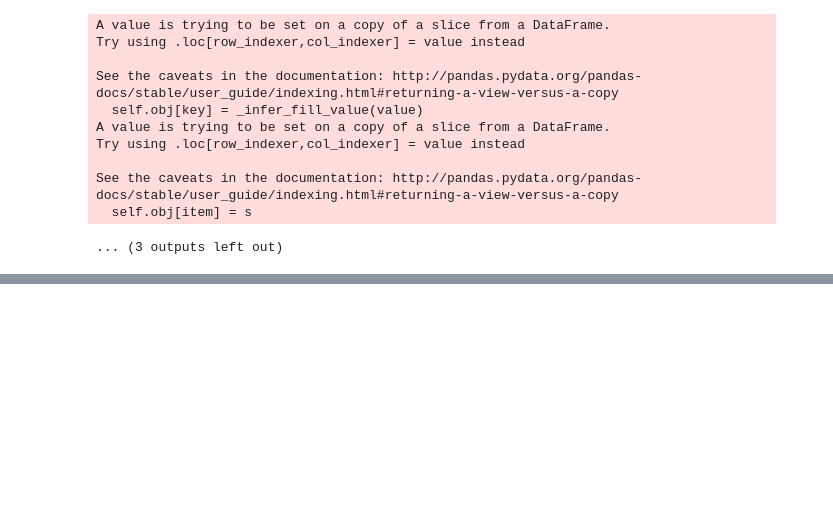
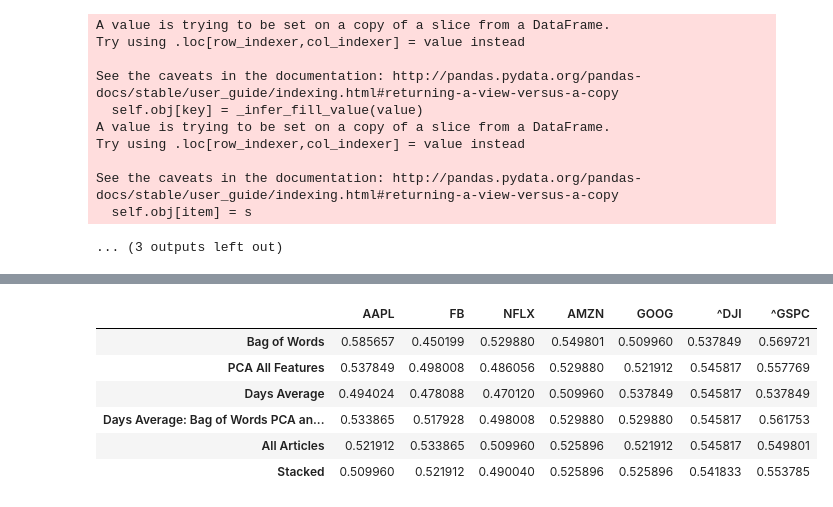
Before and after one commit to AbbyB/orie4741, a Jupyter notebook: Final Project/News Models.ipynb, the cells around one changed output, grey strips where cells are left out. Saved outputs shown, nothing was run; the diff lists cells and outputs as text; code cells hidden in the pictures; blank space fills up the shorter version.

```diff
--- a/Final Project/News Models.ipynb
+++ b/Final Project/News Models.ipynb
@@ -770,0 +854,55 @@ See the caveats in the documentation: http://pandas.pydata.org/pandas-docs/stabl
+# %%
+class_models = pd.DataFrame(np.array([
+    [0.5856573705179283,
+0.450199203187251,
+0.5298804780876494,
+0.549800796812749,
+0.5099601593625498,
+0.5378486055776892,
+0.5697211155378487],
+    [0.5378486055776892,
+0.49800796812749004,
+0.4860557768924303,
+0.5298804780876494,
+0.5219123505976095,
+0.545816733067729,
+0.5577689243027888],
+    [0.4940239043824701,
+0.47808764940239046,
+0.4701195219123506,
+0.5099601593625498,
+0.5378486055776892,
+0.545816733067729,
+0.5378486055776892],
+    [0.5338645418326693,
+0.5179282868525896,
+0.49800796812749004,
+0.5298804780876494,
+0.5298804780876494,
+0.545816733067729,
+0.5617529880478087],
+    [0.5219123505976095,
+0.5338645418326693,
+0.5099601593625498,
+0.5258964143426295,
+0.5219123505976095,
+0.545816733067729,
+0.549800796812749],
+    [0.5099601593625498,
+0.5219123505976095,
+0.4900398406374502,
+0.5258964143426295,
+0.5258964143426295,
+0.5418326693227091,
+0.5537848605577689]]),
+                          columns=['AAPL', 'FB', 'NFLX', 'AMZN', 'GOOG', '^DJI', '^GSPC'])
+class_models = class_models.set_index(pd.Index(['Bag of Words', 'PCA All Features', 'Days Average', 'Days Average: Bag of Words PCA and Sentiment', 'All Articles', 'Stacked']))
+class_models
+# %% [output]
+|  | AAPL | FB | NFLX | AMZN | GOOG | ^DJI | ^GSPC |
+| Bag of Words | 0.585657 | 0.450199 | 0.529880 | 0.549801 | 0.509960 | 0.537849 | 0.569721 |
+| PCA All Features | 0.537849 | 0.498008 | 0.486056 | 0.529880 | 0.521912 | 0.545817 | 0.557769 |
+| Days Average | 0.494024 | 0.478088 | 0.470120 | 0.509960 | 0.537849 | 0.545817 | 0.537849 |
+| Days Average: Bag of Words PCA an... | 0.533865 | 0.517928 | 0.498008 | 0.529880 | 0.529880 | 0.545817 | 0.561753 |
+| All Articles | 0.521912 | 0.533865 | 0.509960 | 0.525896 | 0.521912 | 0.545817 | 0.549801 |
+| Stacked | 0.509960 | 0.521912 | 0.490040 | 0.525896 | 0.525896 | 0.541833 | 0.553785 |
```
Also changed, not shown: parts of 20 cells of this notebook.
